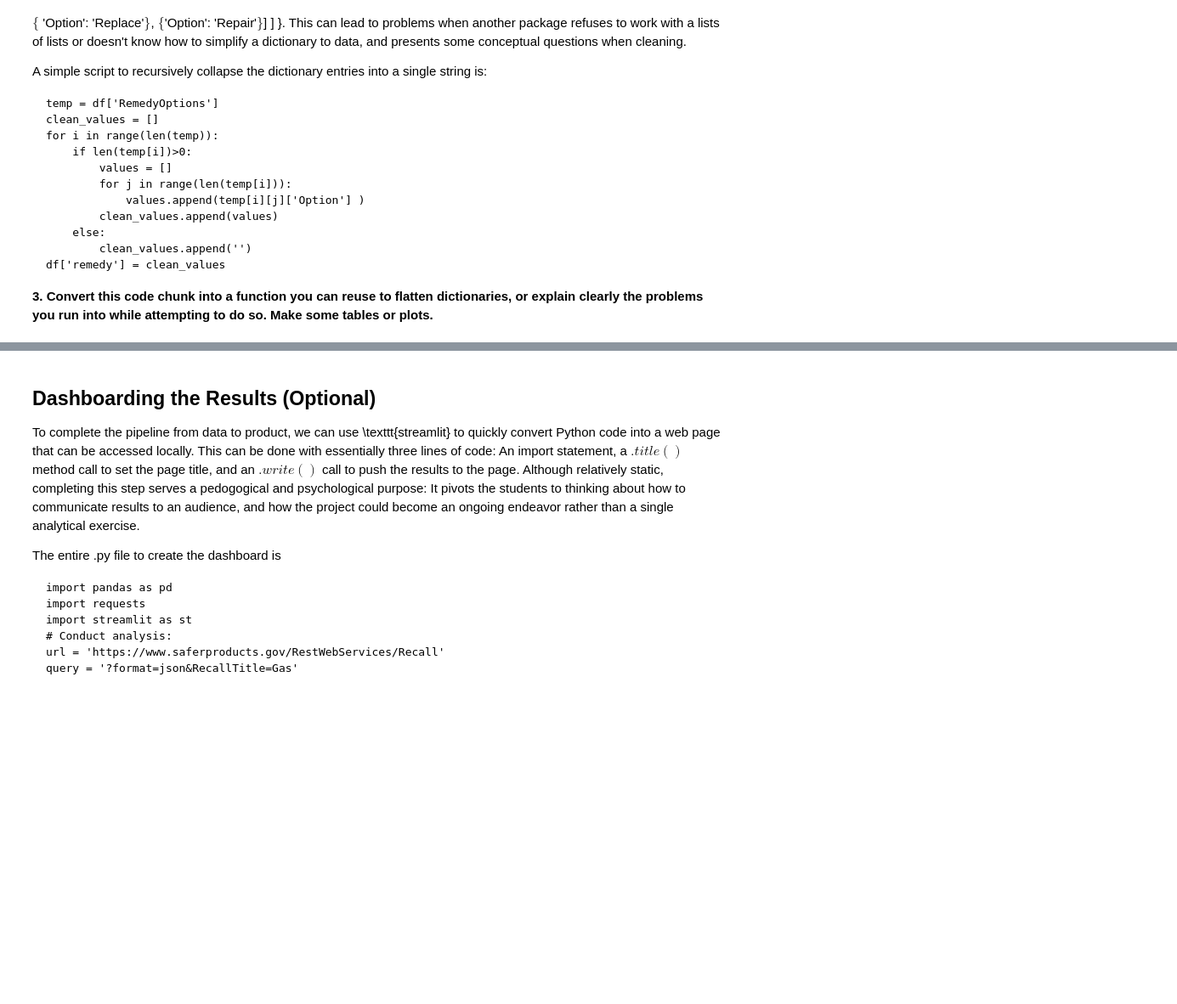
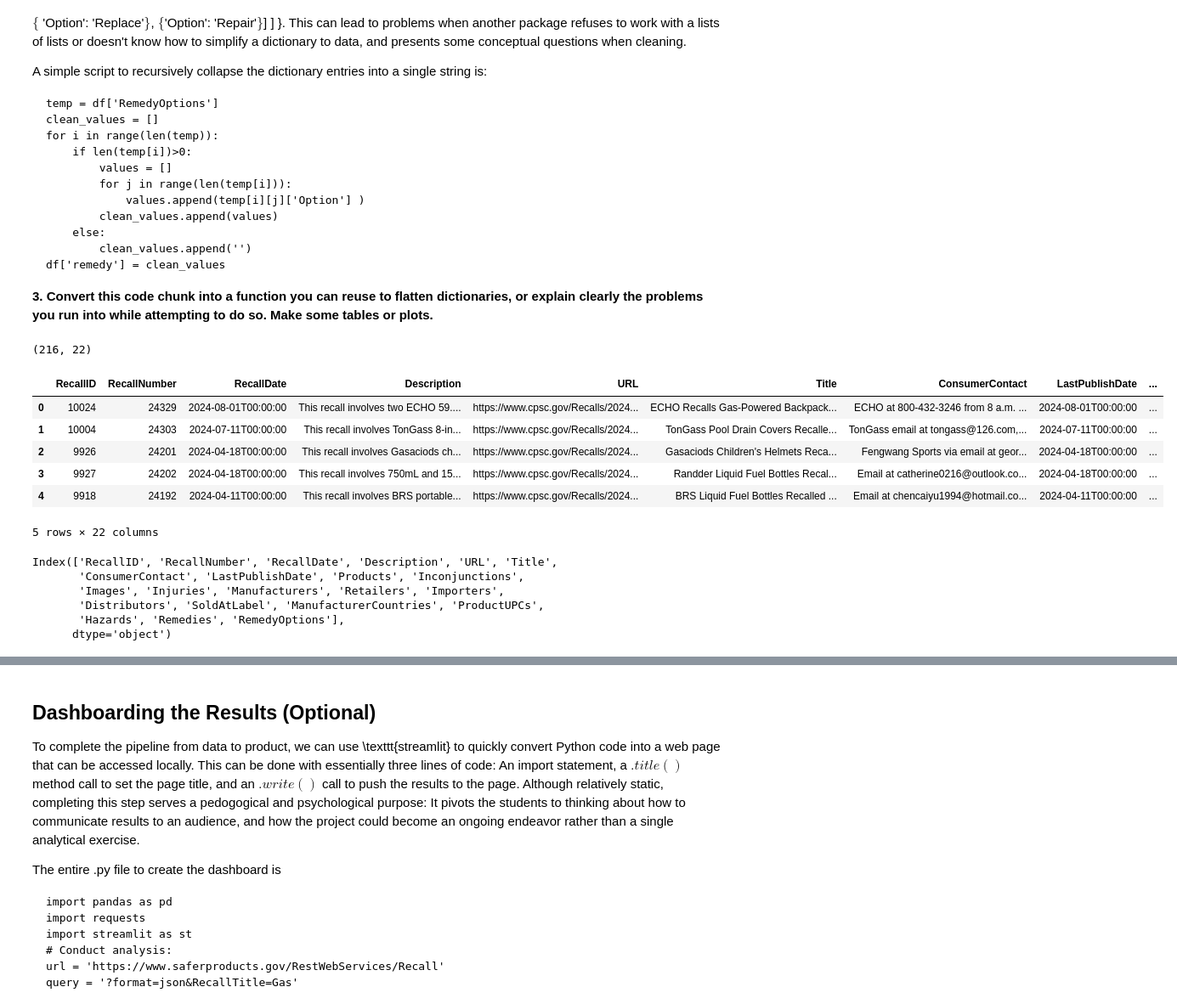
Before and after one commit to chetubarot/labs, a Jupyter notebook: 01_api_calls/assignment_notebook.ipynb, the cells around one changed output, grey strips where cells are left out. Shown at 85% size. Cells and saved outputs as stored; diff of their text form; code cells hidden in the pictures; blank space fills up the shorter version.

```diff
--- a/01_api_calls/assignment_notebook.ipynb
+++ b/01_api_calls/assignment_notebook.ipynb
@@ -120,6 +120,18 @@ Many resources are designed to block access from particular kinds of users. In o
 This is a bit more code and some steps are a bit less human-friendly, but seems to work a bit more reliably than `requests`.
 
 **2. Practice with the saferproducts.gov API and the above code in a notebook to see how API's work, in general.**
+# %%
+import urllib.request
+import json
+import pickle
+response = urllib.request.urlopen(url+query)
+response_bytes = response.read()
+data = json.loads(response_bytes)
+response.close()
+
+import pickle
+with open('json_data.pkl', 'wb') as file:
+    pickle.dump(data, file)
 # %% [markdown]
 ## Wrangling the Data
 
@@ -165,3 +177,26 @@ A simple script to recursively collapse the dictionary entries into a single str
     df['remedy'] = clean_values
 
 **3. Convert this code chunk into a function you can reuse to flatten dictionaries, or explain clearly the problems you run into while attempting to do so. Make some tables or plots.**
+# %%
+import pandas as pd
+df = pd.DataFrame.from_dict(data)
+print(df.shape)
+df.head()
+# %% [output]
+(216, 22)
+|  | RecallID | RecallNumber | RecallDate | Description | URL | Title | ConsumerContact | LastPublishDate | ... |
+| 0 | 10024 | 24329 | 2024-08-01T00:00:00 | This recall involves two ECHO 59.... | https://www.cpsc.gov/Recalls/2024... | ECHO Recalls Gas-Powered Backpack... | ECHO at 800-432-3246 from 8 a.m. ... | 2024-08-01T00:00:00 | ... |
+| 1 | 10004 | 24303 | 2024-07-11T00:00:00 | This recall involves TonGass 8-in... | https://www.cpsc.gov/Recalls/2024... | TonGass Pool Drain Covers Recalle... | TonGass email at tongass@126.com,... | 2024-07-11T00:00:00 | ... |
+| 2 | 9926 | 24201 | 2024-04-18T00:00:00 | This recall involves Gasaciods ch... | https://www.cpsc.gov/Recalls/2024... | Gasaciods Children's Helmets Reca... | Fengwang Sports via email at geor... | 2024-04-18T00:00:00 | ... |
+| 3 | 9927 | 24202 | 2024-04-18T00:00:00 | This recall involves 750mL and 15... | https://www.cpsc.gov/Recalls/2024... | Randder Liquid Fuel Bottles Recal... | Email at catherine0216@outlook.co... | 2024-04-18T00:00:00 | ... |
+| 4 | 9918 | 24192 | 2024-04-11T00:00:00 | This recall involves BRS portable... | https://www.cpsc.gov/Recalls/2024... | BRS Liquid Fuel Bottles Recalled ... | Email at chencaiyu1994@hotmail.co... | 2024-04-11T00:00:00 | ... |
+5 rows × 22 columns
+# %%
+df.columns
+# %% [output]
+Index(['RecallID', 'RecallNumber', 'RecallDate', 'Description', 'URL', 'Title',
+       'ConsumerContact', 'LastPublishDate', 'Products', 'Inconjunctions',
+       'Images', 'Injuries', 'Manufacturers', 'Retailers', 'Importers',
+       'Distributors', 'SoldAtLabel', 'ManufacturerCountries', 'ProductUPCs',
+       'Hazards', 'Remedies', 'RemedyOptions'],
+      dtype='object')
```
Also changed, not shown: parts of 10 cells of this notebook.
